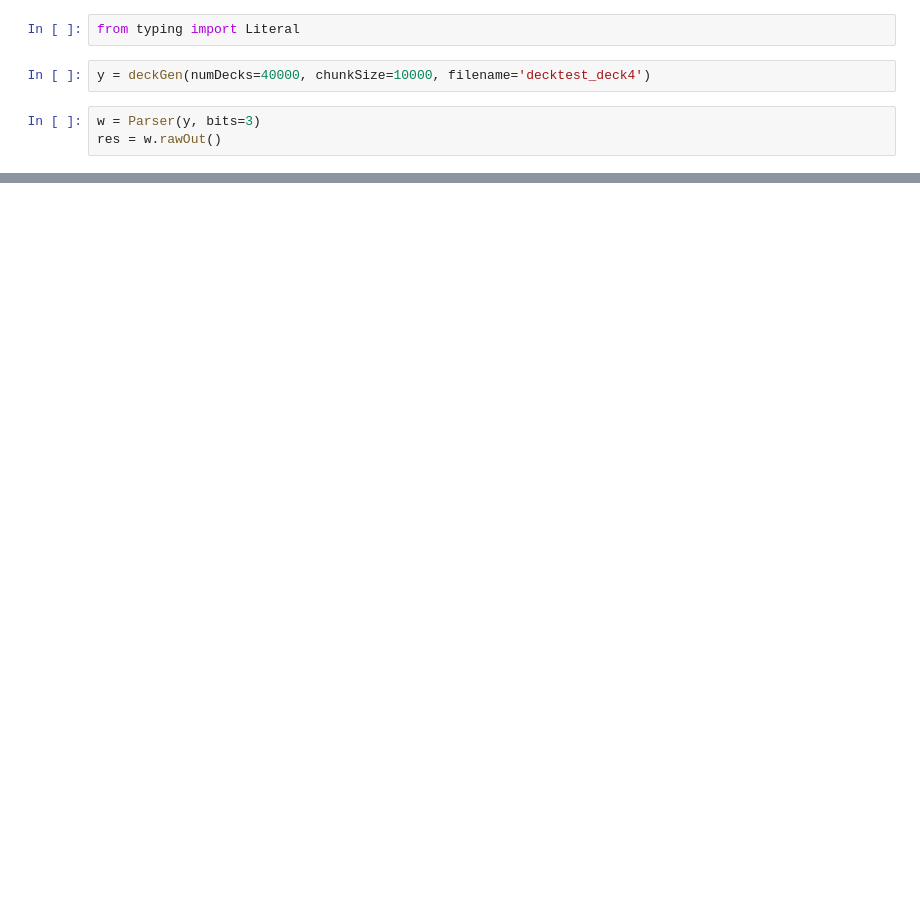
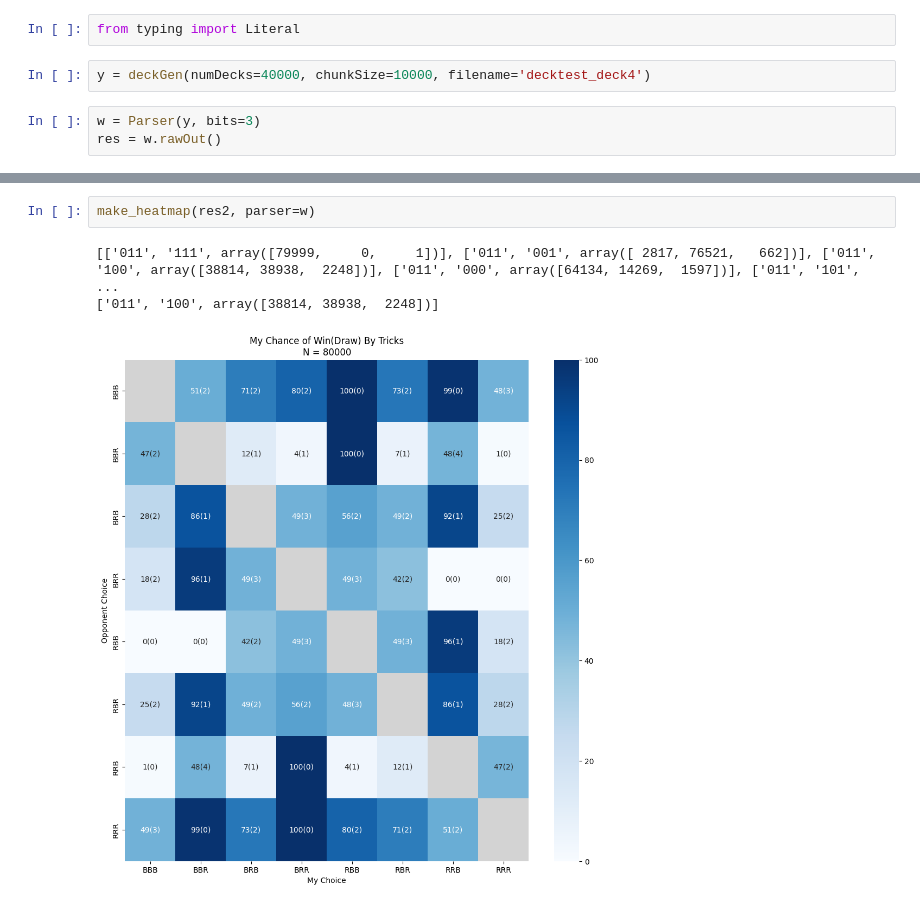
Before and after one commit to pacmanboss256/penneyproject, a Jupyter notebook: testnotebook.ipynb, the cells around one changed output, grey strips where cells are left out. Drawn from its saved outputs; the diff is of its cells as text; blank space fills up the shorter version.

```diff
--- a/testnotebook.ipynb
+++ b/testnotebook.ipynb
@@ -81,0 +50,6 @@ res2 = w.add_decks(40000)
+# %%
+make_heatmap(res2, parser=w)
+# %% [output]
+[['011', '111', array([79999,     0,     1])], ['011', '001', array([ 2817, 76521,   662])], ['011', '100', array([38814, 38938,  2248])], ['011', '000', array([64134, 14269,  1597])], ['011', '101',  ...
+['011', '100', array([38814, 38938,  2248])]
+[figure, added]
```
Also changed, not shown: parts of 5 cells of this notebook, 6 other files.
